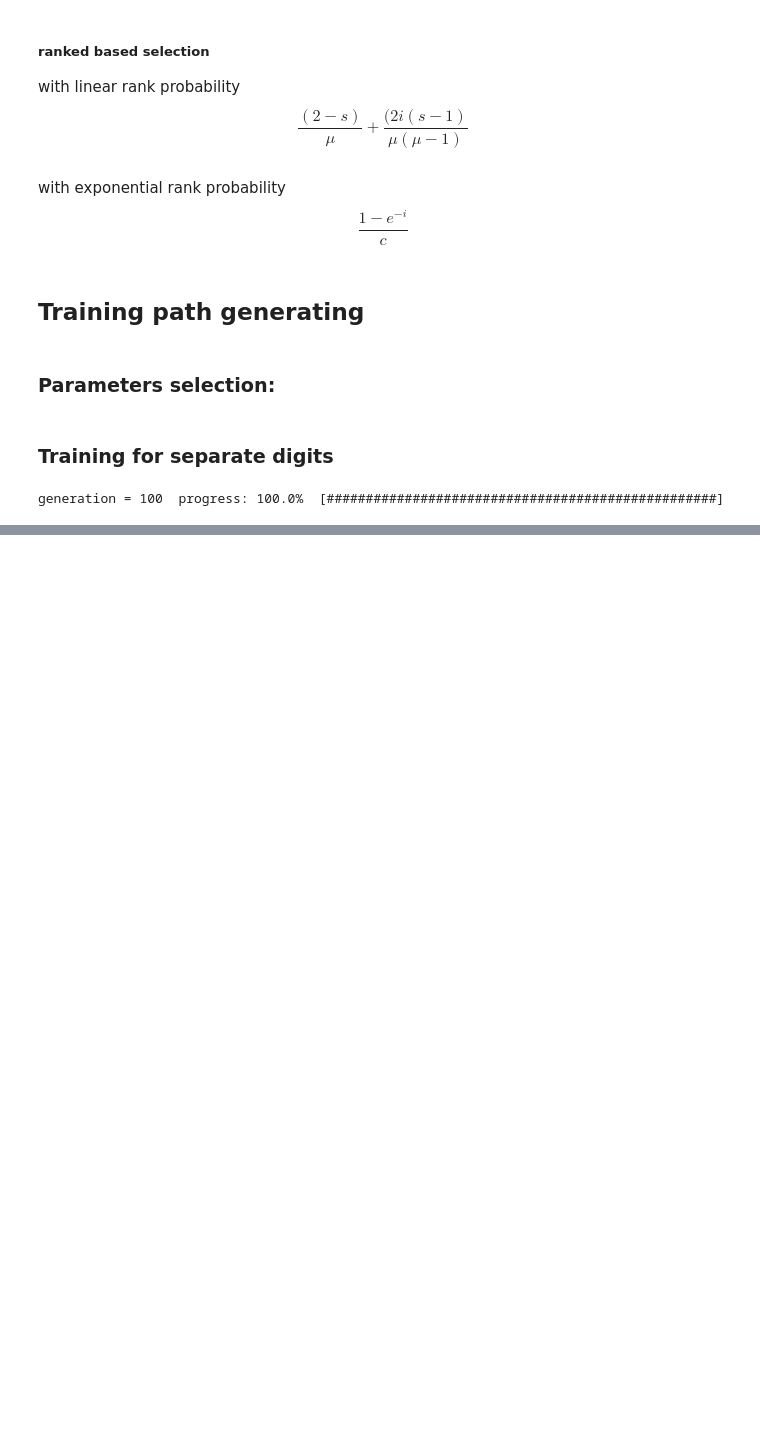
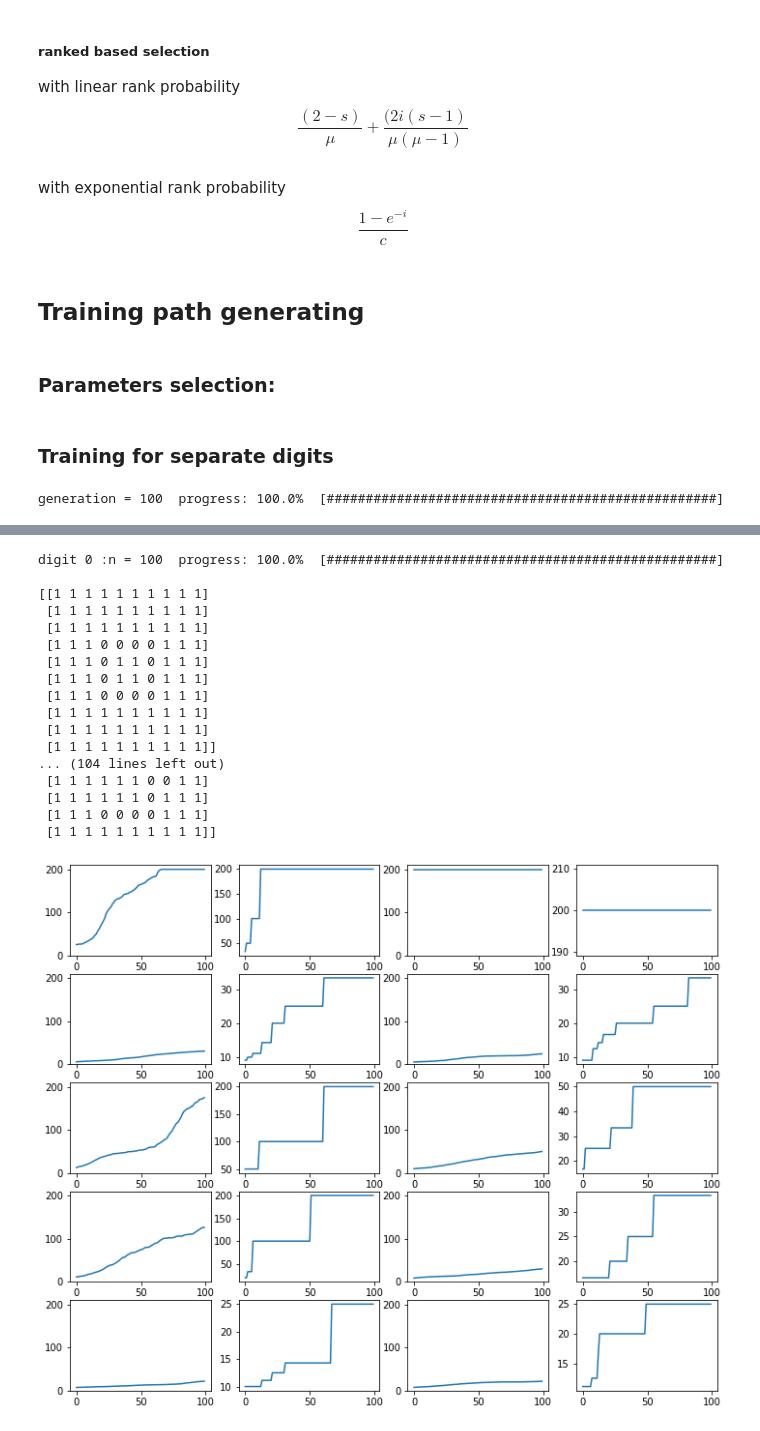
Before and after one commit to ph504/ABB_handwriter, a Jupyter notebook: offline_processing/PathGen_Evolutionary.ipynb, the cells around one changed output, grey strips where cells are left out. Drawn from its saved outputs; the diff is of its cells as text; code cells hidden in the pictures; blank space fills up the shorter version.

```diff
--- a/offline_processing/PathGen_Evolutionary.ipynb
+++ b/offline_processing/PathGen_Evolutionary.ipynb
@@ -139,25 +139,51 @@ array([[1, 1, 1, 1, 1, 1, 1, 1, 1, 1],
        [1, 1, 1, 1, 1, 1, 1, 1, 1, 1],
        [1, 1, 1, 1, 1, 1, 1, 1, 1, 1]])
 # %%
-plt.figure()
+plt.figure(figsize=(12,10))
 for i in range(ppg.NO_DIGITS):
     ea.DIGIT=i
     (generation_profile,
     avg_fitness_profile,
     best_fitness_profile,
     best_ind_pheno_profile) = ea.train_evolve(mutation=ea.swap_mutation,
                 crossover=ea.edge_recombination,
                 parent_sel=ea.from_population_best_parents_select,
                 get_parents_pair_method=ea.get_parents_pair_duplocal,
                 population_sel=ea.best_population_select,
                 population_init=ea.population_init,
                 population_terminate=ea.population_terminate,
                 vertices=sequence_num,
                 desired_pheno=new_img,
                 fitness_func=ea.fitness_func,
                 geno2pheno=ea.geno2pheno)
+    plt.subplot(5,4,2*i+1)
+    plt.plot(generation_profile,avg_fitness_profile)
+    plt.ylim(0,210);
 
+    plt.subplot(5,4,2*i+2)
+    plt.plot(generation_profile,best_fitness_profile)
+
+    print('digit',ea.DIGIT,':\n')
     print(seqeval.draw_digit(best_ind_pheno_profile[99], ppg.LOW_RESOLUTION_IMG_SIZE))
+# %% [output]
+digit 0 :n = 100  progress: 100.0%  [##################################################]
+
+[[1 1 1 1 1 1 1 1 1 1]
+ [1 1 1 1 1 1 1 1 1 1]
+ [1 1 1 1 1 1 1 1 1 1]
+ [1 1 1 0 0 0 0 1 1 1]
+ [1 1 1 0 1 1 0 1 1 1]
+ [1 1 1 0 1 1 0 1 1 1]
+ [1 1 1 0 0 0 0 1 1 1]
+ [1 1 1 1 1 1 1 1 1 1]
+ [1 1 1 1 1 1 1 1 1 1]
+ [1 1 1 1 1 1 1 1 1 1]]
+... (104 lines left out)
+ [1 1 1 1 1 1 0 0 1 1]
+ [1 1 1 1 1 1 0 1 1 1]
+ [1 1 1 0 0 0 0 1 1 1]
+ [1 1 1 1 1 1 1 1 1 1]]
+[figure, added]
 # %%
 # hello = np.array(['a', 'b', 'c'])
 # world = np.array([1, 2])
```
Also changed, not shown: parts of 3 cells of this notebook, 1 other file.
